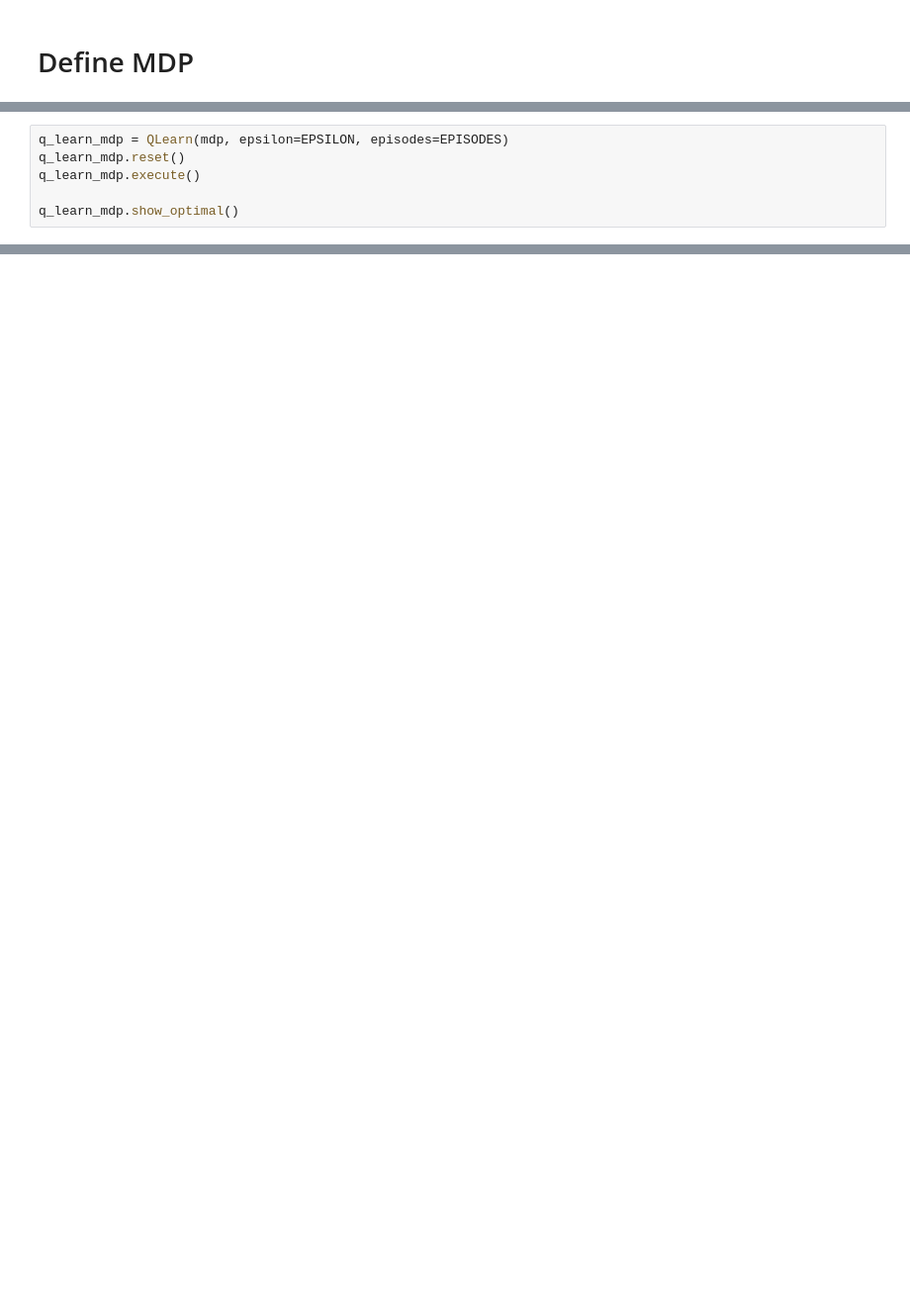
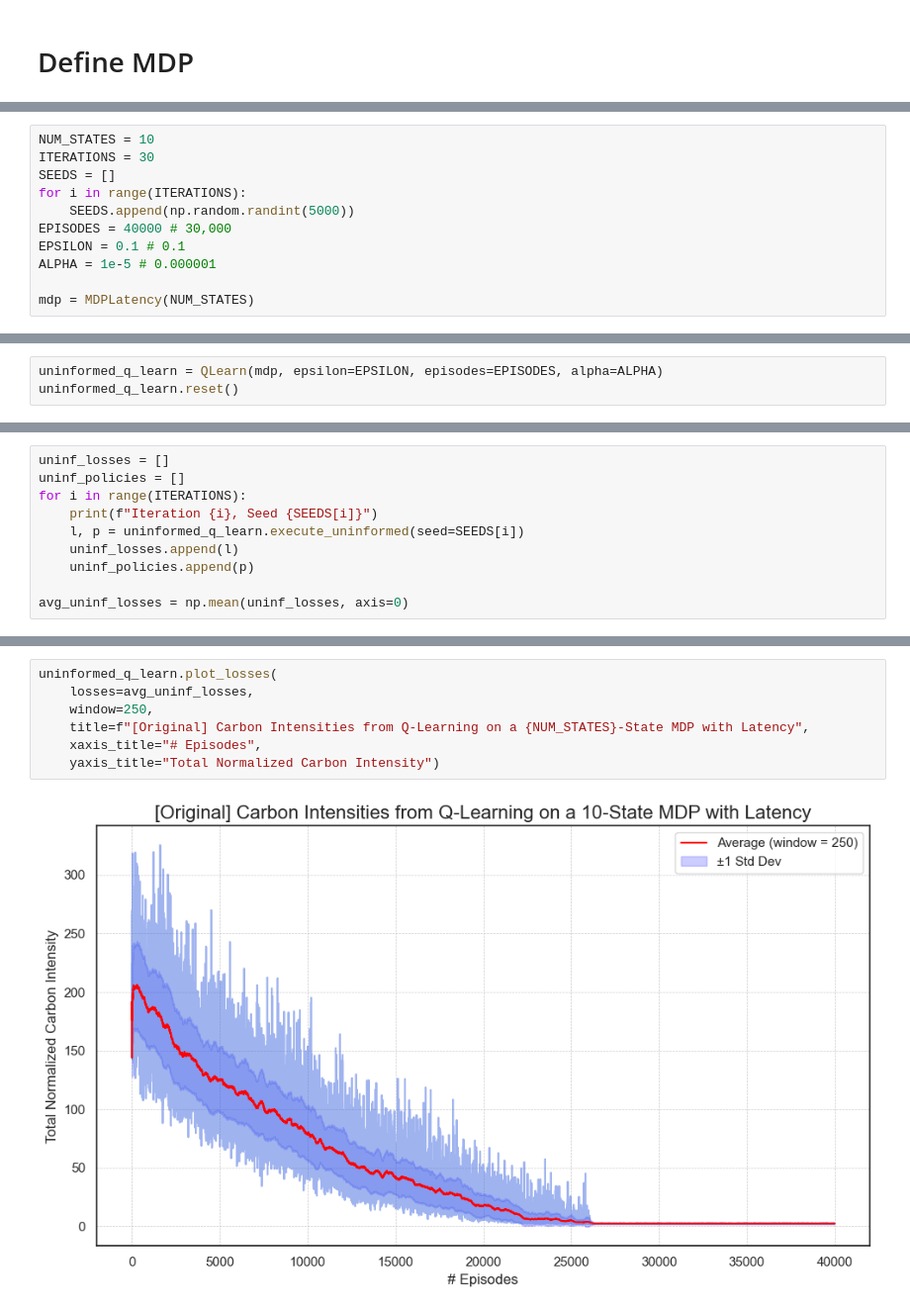
Before and after one commit to justinband/green-scheduling, a Jupyter notebook: q-learn-latency.ipynb, the cells around one changed output, grey strips where cells are left out. Shown at 99% size. Saved outputs shown, nothing was run; the diff lists cells and outputs as text; blank space fills up the shorter version.

Commit message:
Create exerimentation for Q-Learning with seeds

```diff
--- a/q-learn-latency.ipynb
+++ b/q-learn-latency.ipynb
@@ -20,0 +12,11 @@ GAMMA = 1
+# %%
+NUM_STATES = 10
+ITERATIONS = 30
+SEEDS = []
+for i in range(ITERATIONS):
+    SEEDS.append(np.random.randint(5000))
+EPISODES = 40000 # 30,000
+EPSILON = 0.1 # 0.1
+ALPHA = 1e-5 # 0.000001
+
+mdp = MDPLatency(NUM_STATES)
@@ -21,7 +25,4 @@ GAMMA = 1
 # %%
-q_learn_mdp = QLearn(mdp, epsilon=EPSILON, episodes=EPISODES)
-q_learn_mdp.reset()
-q_learn_mdp.execute()
-
-q_learn_mdp.show_optimal()
+uninformed_q_learn = QLearn(mdp, epsilon=EPSILON, episodes=EPISODES, alpha=ALPHA)
+uninformed_q_learn.reset()
 # %% [output]
@@ -70,0 +30,10 @@ q_learn_mdp.plot_rewards(title=f"Total Energy Cost in {NUM_STATES}-State MDP wit
+# %%
+uninf_losses = []
+uninf_policies = []
+for i in range(ITERATIONS):
+    print(f"Iteration {i}, Seed {SEEDS[i]}")
+    l, p = uninformed_q_learn.execute_uninformed(seed=SEEDS[i])
+    uninf_losses.append(l)
+    uninf_policies.append(p)
+
+avg_uninf_losses = np.mean(uninf_losses, axis=0)
@@ -70,0 +54,9 @@ q_learn_mdp.plot_rewards(title=f"Total Energy Cost in {NUM_STATES}-State MDP wit
+# %%
+uninformed_q_learn.plot_losses(
+    losses=avg_uninf_losses,
+    window=250,
+    title=f"[Original] Carbon Intensities from Q-Learning on a {NUM_STATES}-State MDP with Latency",
+    xaxis_title="# Episodes",
+    yaxis_title="Total Normalized Carbon Intensity")
+# %% [output]
+[figure, added]
```
Also changed, not shown: parts of 23 cells of this notebook.
